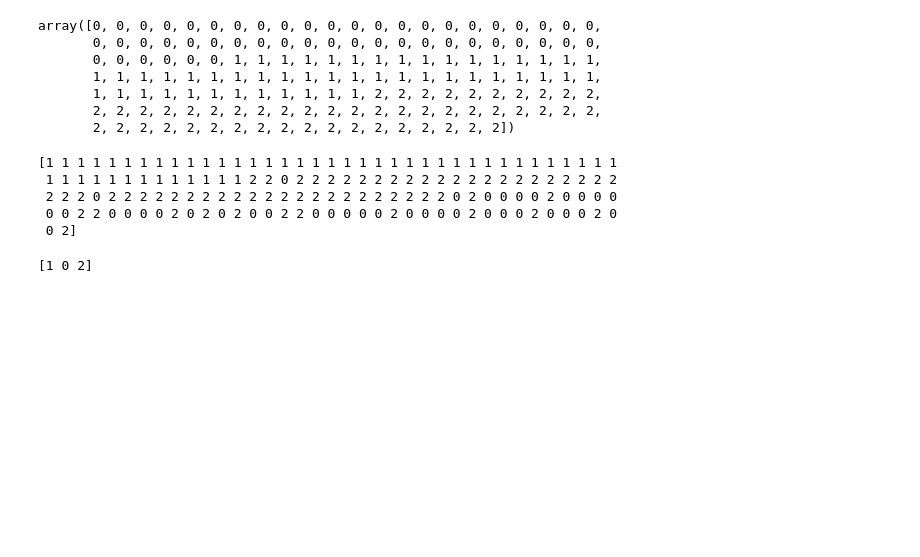
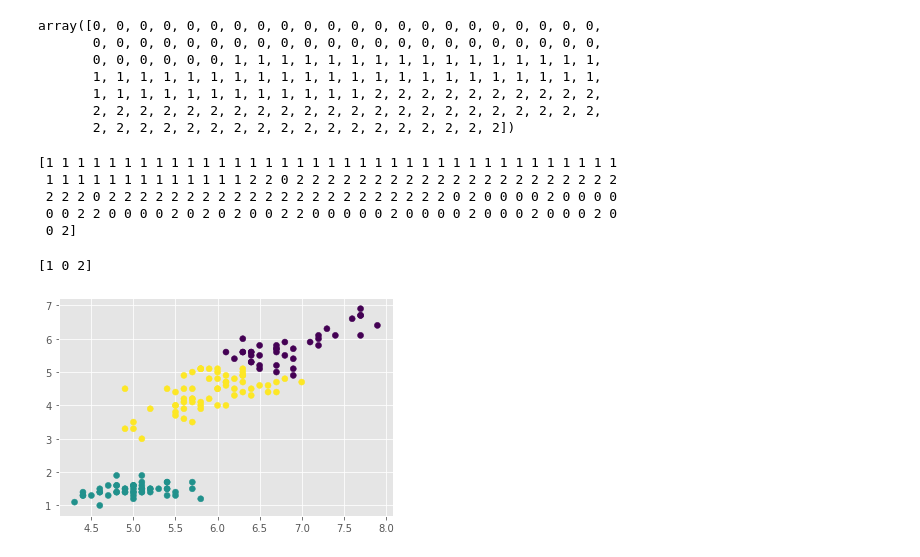
Before and after one commit to etherion-1337/Machine_Learning_basics, a Jupyter notebook: python_scikit_learn.ipynb, the cells around one changed output. Drawn from its saved outputs; the diff is of its cells as text; code cells hidden in the pictures; blank space fills up the shorter version.

```diff
--- a/python_scikit_learn.ipynb
+++ b/python_scikit_learn.ipynb
@@ -2121,5 +2121,8 @@ print(new_labels)
 # %%
 xs = iris_sample[:,0] # sepal lengh
 ys = iris_sample[:,2] # petal length
 
-plt.scatter(xs,ys,c=lab)
+plt.scatter(xs,ys,c=labels) #color by cluster label
+plt.show()
+# %% [output]
+[figure, added]
```
